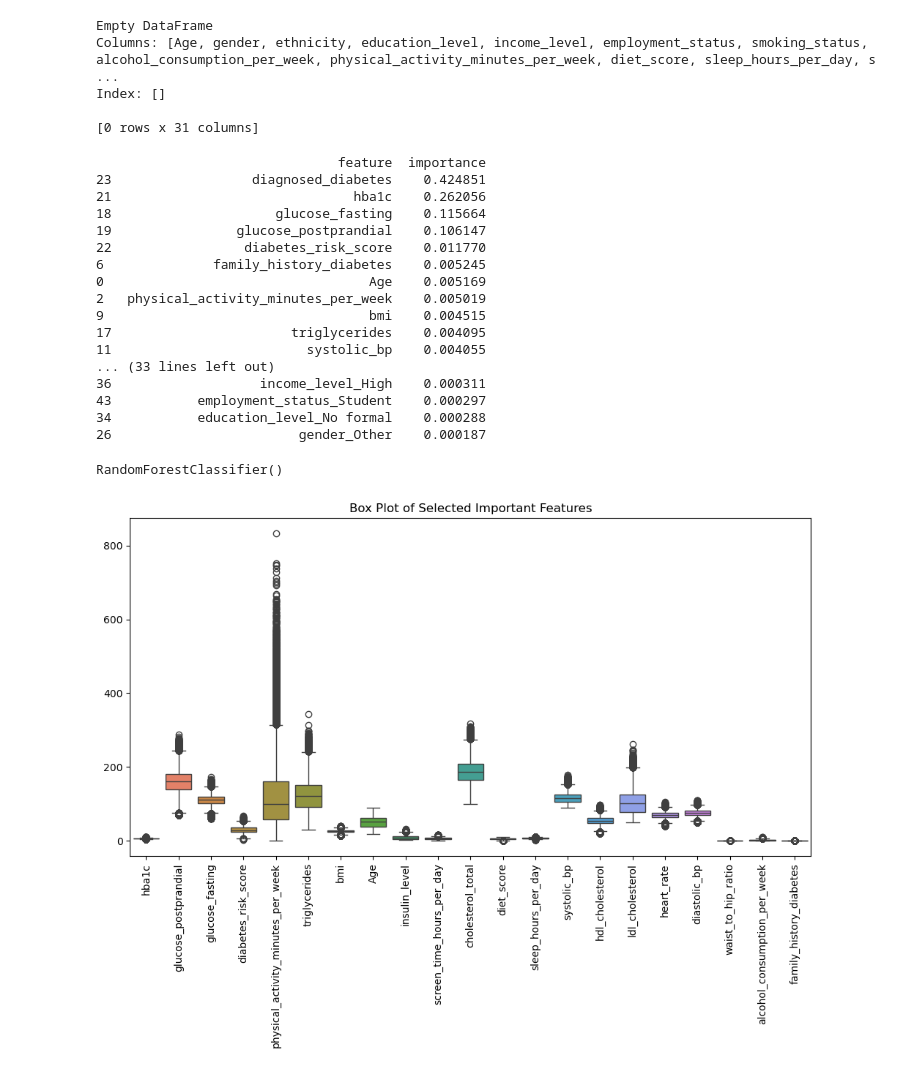
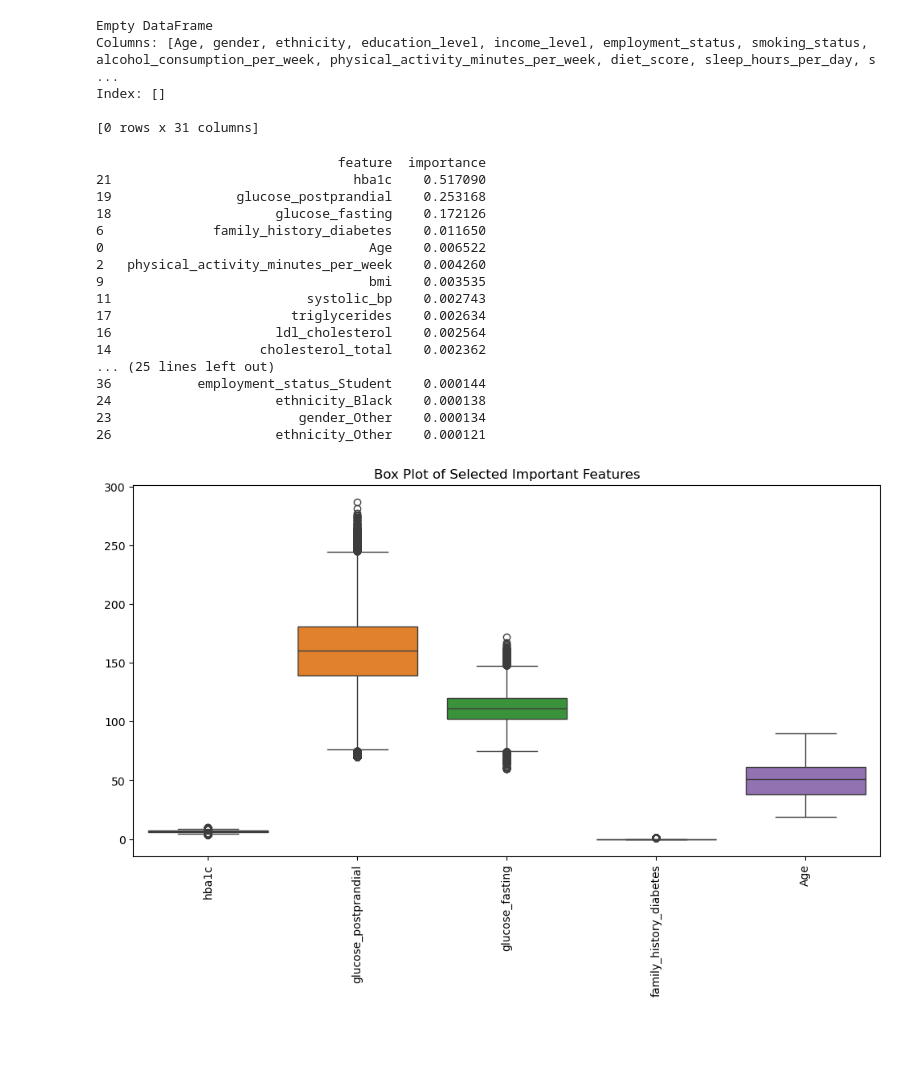
Before and after one commit to daneetjie/BC_Analytics, a Jupyter notebook: Data Understanding.ipynb, the cells around one changed output. Saved outputs shown, nothing was run; the diff lists cells and outputs as text; code cells hidden in the pictures; blank space fills up the shorter version.

Commit message:
model training, tuning, and performance evaluation updates

```diff
--- a/Data Understanding.ipynb
+++ b/Data Understanding.ipynb
@@ -217,37 +216,41 @@ Index: []
 [0 rows x 31 columns]
 # %%
 #Data Reduction - removing unecessary columns for modeling(Feature Selection) for predicting diabetes stage
+#diabetes risk score is removed to prevent data leakage, as it is probably calculated from other variables in the dataset.
 
-X = df.drop("diabetes_stage", axis=1)
+#features
+X = df.drop(['diabetes_risk_score','diabetes_stage','diagnosed_diabetes'], axis=1)
+#target
 y = df["diabetes_stage"]
 
 #Convert catergorial values
-X = pd.get_dummies(X)
+X = pd.get_dummies(X,drop_first=True)
 
-model = RandomForestClassifier()
+#model
+model = RandomForestClassifier(n_estimators=50, max_depth=10, random_state=42)
 model.fit(X,y)
 
-importances = model.feature_importances_
+
 feature_importance_df = pd.DataFrame({
     'feature': X.columns,
-    'importance': importances
+    'importance': model.feature_importances_
 }).sort_values(by='importance', ascending=False)
 print(feature_importance_df)
 # %% [output]
                                feature  importance
-23                  diagnosed_diabetes    0.424851
-21                               hba1c    0.262056
-18                     glucose_fasting    0.115664
-19                glucose_postprandial    0.106147
-22                 diabetes_risk_score    0.011770
-6              family_history_diabetes    0.005245
-0                                  Age    0.005169
-2   physical_activity_minutes_per_week    0.005019
-9                                  bmi    0.004515
-17                       triglycerides    0.004095
-11                         systolic_bp    0.004055
-... (33 lines left out)
-36                   income_level_High    0.000311
-43           employment_status_Student    0.000297
-34           education_level_No formal    0.000288
-26                        gender_Other    0.000187
+21                               hba1c    0.517090
+19                glucose_postprandial    0.253168
+18                     glucose_fasting    0.172126
+6              family_history_diabetes    0.011650
+0                                  Age    0.006522
+2   physical_activity_minutes_per_week    0.004260
+9                                  bmi    0.003535
+11                         systolic_bp    0.002743
+17                       triglycerides    0.002634
+16                     ldl_cholesterol    0.002564
+14                   cholesterol_total    0.002362
+... (25 lines left out)
+36           employment_status_Student    0.000144
+24                     ethnicity_Black    0.000138
+23                        gender_Other    0.000134
+26                     ethnicity_Other    0.000121
@@ -259,36 +257,22 @@ print(feature_importance_df)
-# %%
-#Remove data leakage
-X = df.drop([ "diabetes_stage", "diagnosed_diabetes"], axis=1)
-y = df["diabetes_stage"]
-
-X = pd.get_dummies(X)
-model = RandomForestClassifier()
-model.fit(X,y)
-# %% [output]
-RandomForestClassifier()
 # %%
 #which feature matter for prediction ?
-feature_importance_df = pd.DataFrame({
-    "feature": X.columns,
-    "importance": model.feature_importances_
-}).sort_values(by="importance", ascending=False)
 
 important_features = feature_importance_df[
     feature_importance_df["importance"] > 0.005
 ]
 
 selected_columns = important_features["feature"]
 X_selected = X[selected_columns]
 
 #plot boxplot to identify outliers
 
 plt.figure(figsize=(12,6))
 sns.boxplot(data=X_selected)
 plt.xticks(rotation=90)
 plt.title("Box Plot of Selected Important Features")
 plt.show()
 # %% [output]
-[figure, old version]
+[figure, new version]
 # %%
 X[selected_columns].describe().T
 # %% [output]
```
Also changed, not shown: parts of 35 cells of this notebook.
